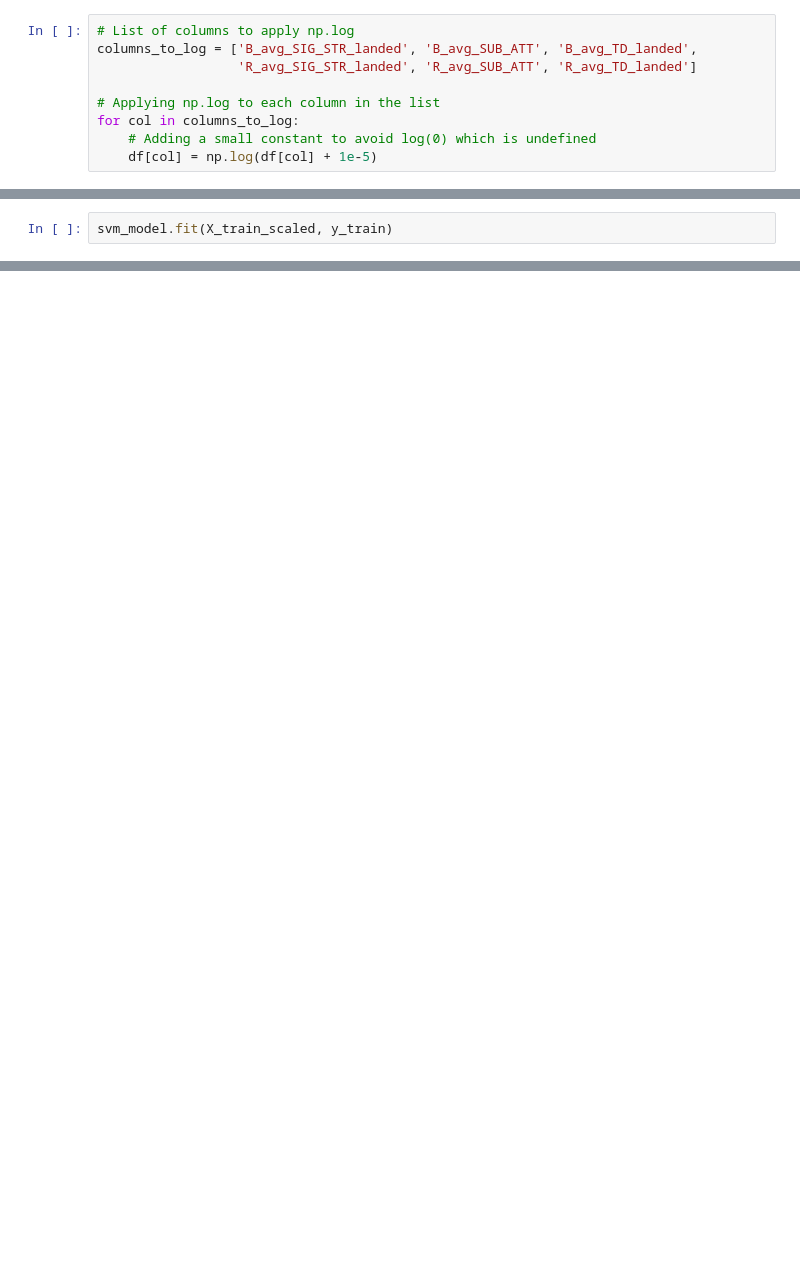
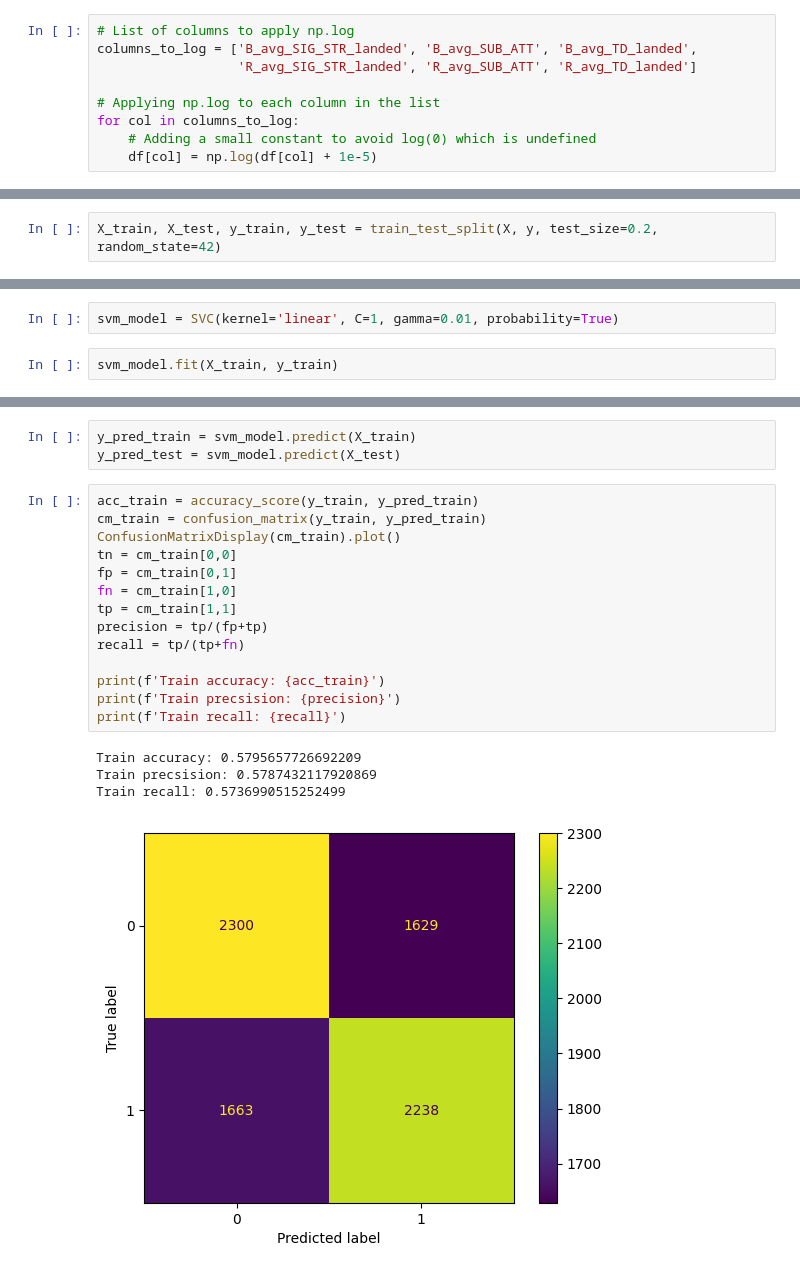
Before and after one commit to FlawlessAfro/ML_fight_prediction, a Jupyter notebook: ML Model Testing/svm_model.ipynb, the cells around one changed output, grey strips where cells are left out. Drawn from its saved outputs; the diff is of its cells as text; blank space fills up the shorter version.

Commit message:
Testet svm model

```diff
--- a/ML Model Testing/svm_model.ipynb
+++ b/ML Model Testing/svm_model.ipynb
@@ -98,0 +168,2 @@ df[['B_avg_SIG_STR_landed_ss',
+# %%
+X_train, X_test, y_train, y_test = train_test_split(X, y, test_size=0.2, random_state=42)
@@ -99,2 +205,4 @@ df[['B_avg_SIG_STR_landed_ss',
+# %%
+svm_model = SVC(kernel='linear', C=1, gamma=0.01, probability=True)
 # %%
-svm_model.fit(X_train_scaled, y_train)
+svm_model.fit(X_train, y_train)
@@ -104,0 +233,22 @@ svm_pred_percent = svm_pred_proba * 100
+# %%
+y_pred_train = svm_model.predict(X_train)
+y_pred_test = svm_model.predict(X_test)
+# %%
+acc_train = accuracy_score(y_train, y_pred_train)
+cm_train = confusion_matrix(y_train, y_pred_train)
+ConfusionMatrixDisplay(cm_train).plot()
+tn = cm_train[0,0]
+fp = cm_train[0,1]
+fn = cm_train[1,0]
+tp = cm_train[1,1]
+precision = tp/(fp+tp)
+recall = tp/(tp+fn)
+
+print(f'Train accuracy: {acc_train}')
+print(f'Train precsision: {precision}')
+print(f'Train recall: {recall}')
+# %% [output]
+Train accuracy: 0.5795657726692209
+Train precsision: 0.5787432117920869
+Train recall: 0.5736990515252499
+[figure, added]
```
Also changed, not shown: parts of 17 cells of this notebook, 2 other files.
